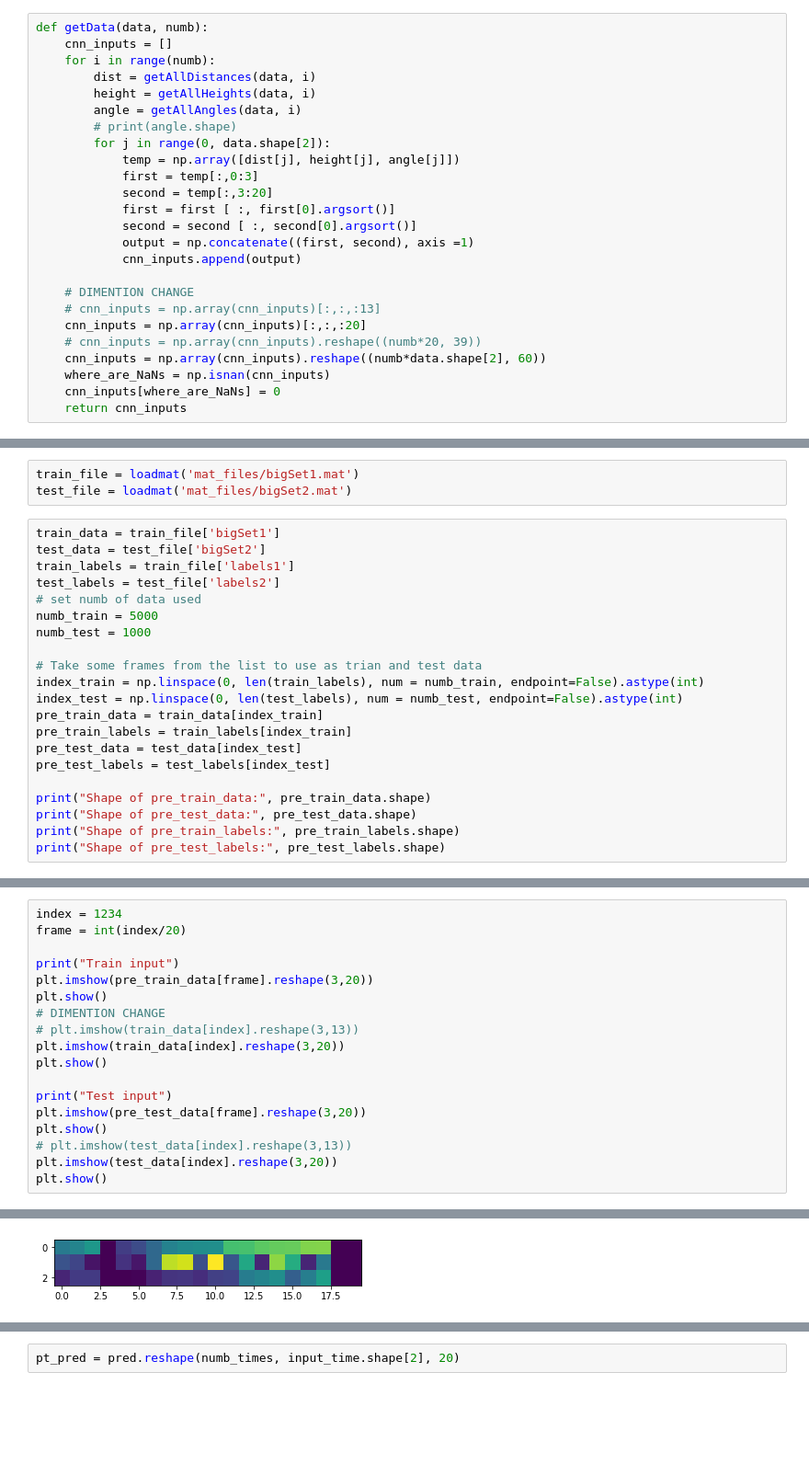
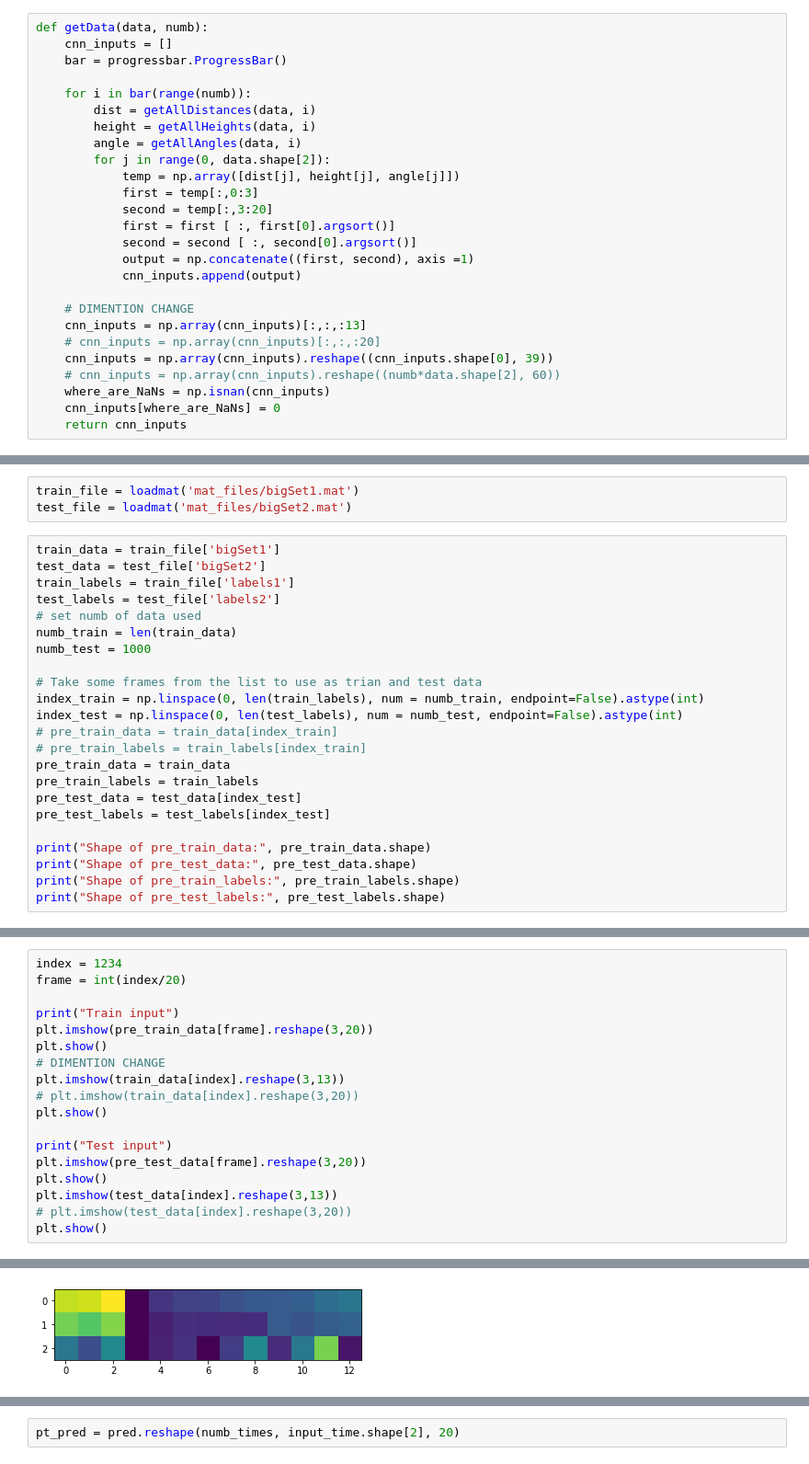
Before and after one commit to AlexKaiLe/Harvard, a Jupyter notebook: Python_Files/Skeleton_basic.ipynb, the cells around one changed output, grey strips where cells are left out. Shown: that part at 92% size. Cells and saved outputs as stored; diff of their text form; blank space fills up the shorter version.

```diff
--- a/Python_Files/Skeleton_basic.ipynb
+++ b/Python_Files/Skeleton_basic.ipynb
@@ -142,11 +142,12 @@ def addNans(raw):
 # %%
 def getData(data, numb):
     cnn_inputs = []
-    for i in range(numb):
+    bar = progressbar.ProgressBar()
+
+    for i in bar(range(numb)):
         dist = getAllDistances(data, i)
         height = getAllHeights(data, i)
         angle = getAllAngles(data, i)
-        # print(angle.shape)
         for j in range(0, data.shape[2]):
             temp = np.array([dist[j], height[j], angle[j]])
             first = temp[:,0:3]
@@ -157,10 +158,10 @@ def getData(data, numb):
             cnn_inputs.append(output)
 
     # DIMENTION CHANGE
-    # cnn_inputs = np.array(cnn_inputs)[:,:,:13]
-    cnn_inputs = np.array(cnn_inputs)[:,:,:20]
-    # cnn_inputs = np.array(cnn_inputs).reshape((numb*20, 39))
-    cnn_inputs = np.array(cnn_inputs).reshape((numb*data.shape[2], 60))
+    cnn_inputs = np.array(cnn_inputs)[:,:,:13]
+    # cnn_inputs = np.array(cnn_inputs)[:,:,:20]
+    cnn_inputs = np.array(cnn_inputs).reshape((cnn_inputs.shape[0], 39))
+    # cnn_inputs = np.array(cnn_inputs).reshape((numb*data.shape[2], 60))
     where_are_NaNs = np.isnan(cnn_inputs)
     cnn_inputs[where_are_NaNs] = 0
     return cnn_inputs
@@ -200,14 +201,16 @@ test_data = test_file['bigSet2']
 train_labels = train_file['labels1']
 test_labels = test_file['labels2']
 # set numb of data used
-numb_train = 5000
+numb_train = len(train_data)
 numb_test = 1000
 
 # Take some frames from the list to use as trian and test data
 index_train = np.linspace(0, len(train_labels), num = numb_train, endpoint=False).astype(int)
 index_test = np.linspace(0, len(test_labels), num = numb_test, endpoint=False).astype(int)
-pre_train_data = train_data[index_train]
-pre_train_labels = train_labels[index_train]
+# pre_train_data = train_data[index_train]
+# pre_train_labels = train_labels[index_train]
+pre_train_data = train_data
+pre_train_labels = train_labels
 pre_test_data = test_data[index_test]
 pre_test_labels = test_labels[index_test]
 
@@ -383,15 +400,15 @@ print("Train input")
 plt.imshow(pre_train_data[frame].reshape(3,20))
 plt.show()
 # DIMENTION CHANGE
-# plt.imshow(train_data[index].reshape(3,13))
-plt.imshow(train_data[index].reshape(3,20))
+plt.imshow(train_data[index].reshape(3,13))
+# plt.imshow(train_data[index].reshape(3,20))
 plt.show()
 
 print("Test input")
 plt.imshow(pre_test_data[frame].reshape(3,20))
 plt.show()
-# plt.imshow(test_data[index].reshape(3,13))
-plt.imshow(test_data[index].reshape(3,20))
+plt.imshow(test_data[index].reshape(3,13))
+# plt.imshow(test_data[index].reshape(3,20))
 plt.show()
 # %% [output]
 Train input
@@ -399,3 +416,3 @@ Train input
-[figure, old version]
+[figure, new version]
 Test input
 [figure]
```
Also changed, not shown: parts of 29 cells of this notebook, 5 other files.
